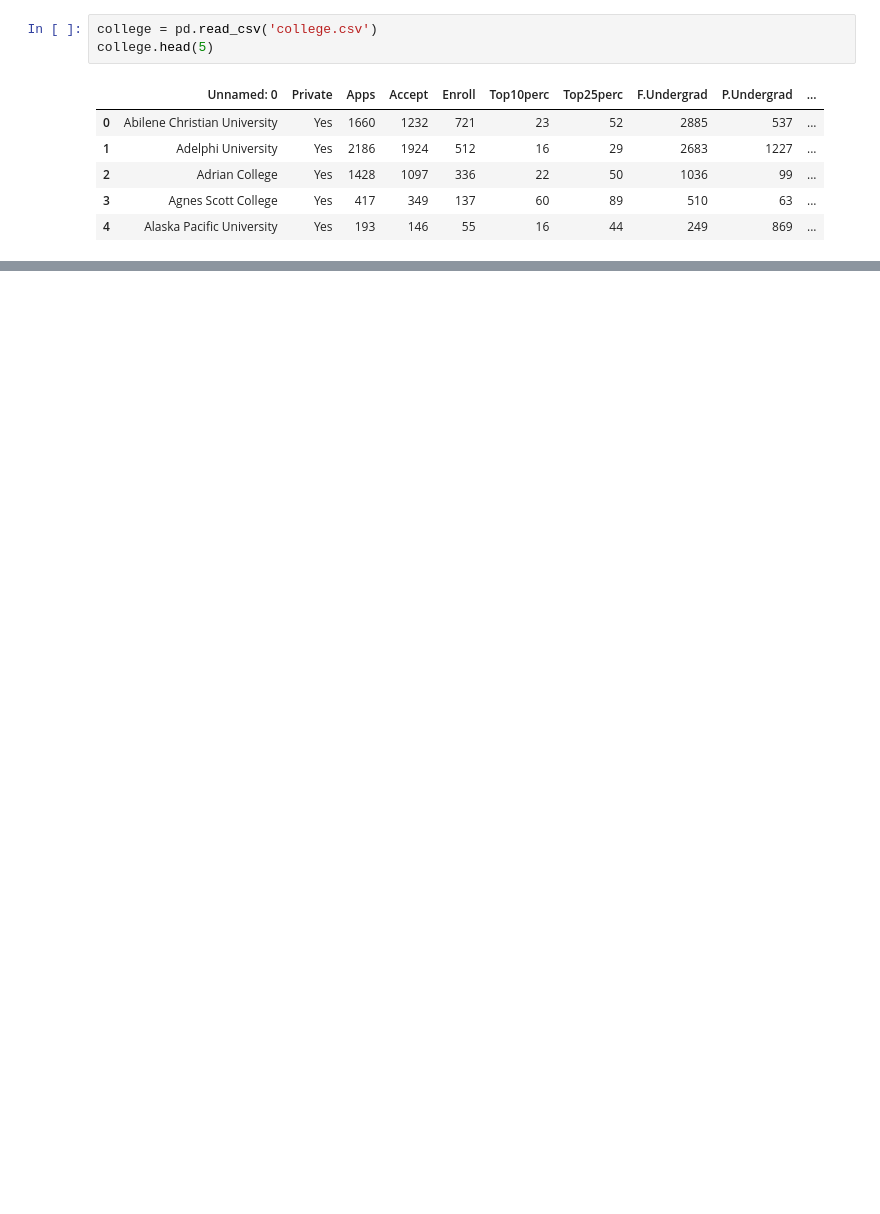
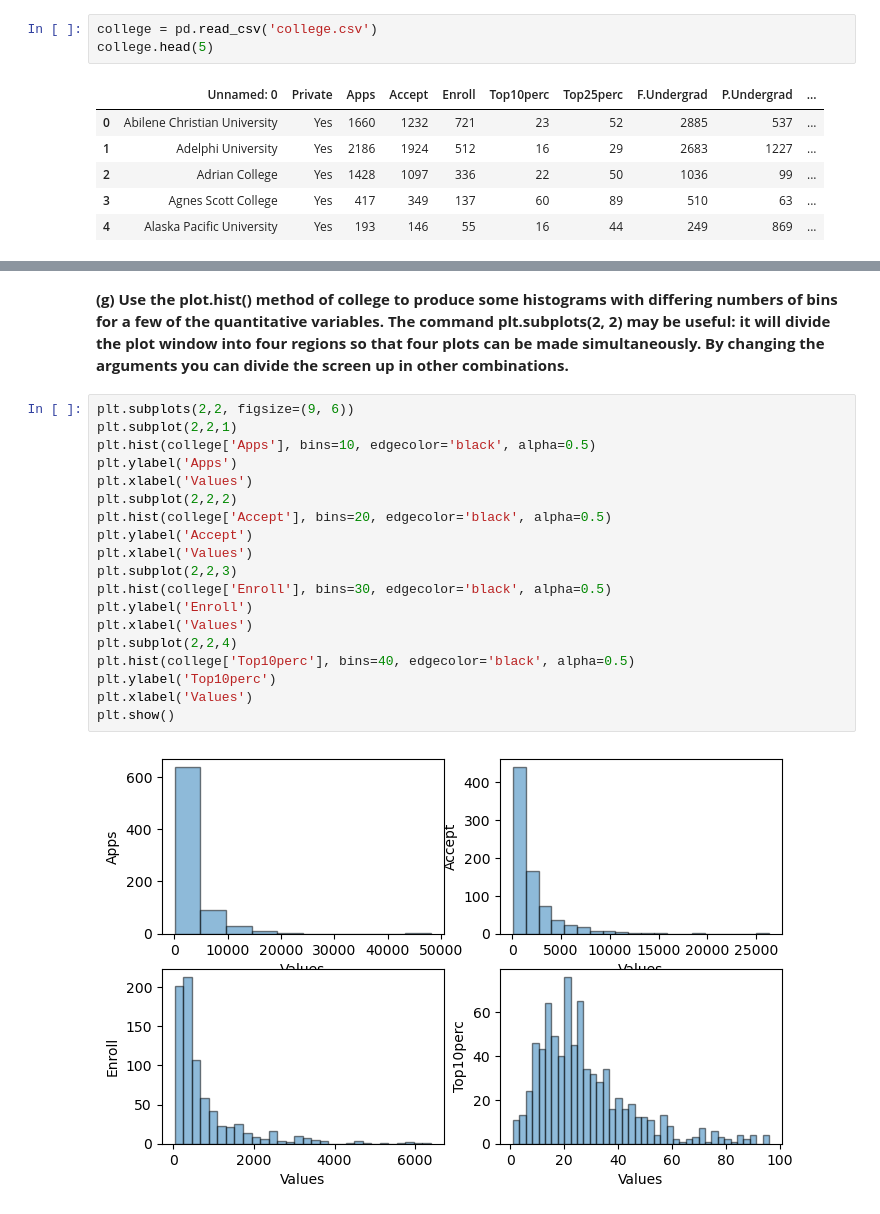
Before and after one commit to umar-khayam/Data-Science, a Jupyter notebook: Learning/Statistics/ISL/Lab/Chapter 2/Problem 8.ipynb, the cells around one changed output, grey strips where cells are left out. Saved outputs shown, nothing was run; the diff lists cells and outputs as text; blank space fills up the shorter version.

```diff
--- a/Learning/Statistics/ISL/Lab/Chapter 2/Problem 8.ipynb
+++ b/Learning/Statistics/ISL/Lab/Chapter 2/Problem 8.ipynb
@@ -63,0 +115,23 @@ college3
+# %% [markdown]
+**(g) Use the plot.hist() method of college to produce some histograms with differing numbers of bins for a few of the quantitative variables. The command plt.subplots(2, 2) may be useful: it will divide the plot window into four regions so that four plots can be made simultaneously. By changing the arguments you can divide the screen up in other combinations.**
+# %%
+plt.subplots(2,2, figsize=(9, 6))
+plt.subplot(2,2,1)
+plt.hist(college['Apps'], bins=10, edgecolor='black', alpha=0.5)
+plt.ylabel('Apps')
+plt.xlabel('Values')
+plt.subplot(2,2,2)
+plt.hist(college['Accept'], bins=20, edgecolor='black', alpha=0.5)
+plt.ylabel('Accept')
+plt.xlabel('Values')
+plt.subplot(2,2,3)
+plt.hist(college['Enroll'], bins=30, edgecolor='black', alpha=0.5)
+plt.ylabel('Enroll')
+plt.xlabel('Values')
+plt.subplot(2,2,4)
+plt.hist(college['Top10perc'], bins=40, edgecolor='black', alpha=0.5)
+plt.ylabel('Top10perc')
+plt.xlabel('Values')
+plt.show()
+# %% [output]
+[figure, added]
```
Also changed, not shown: parts of 18 cells of this notebook, 4 other files.
